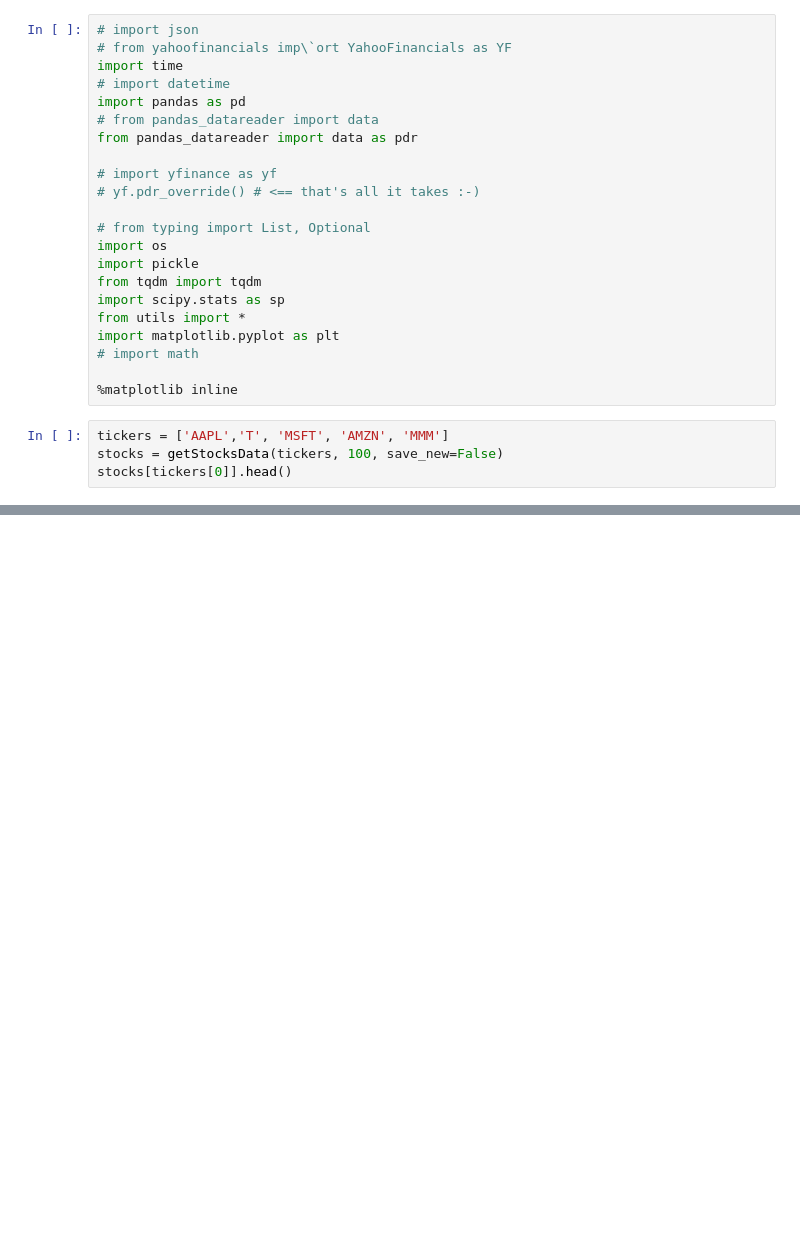
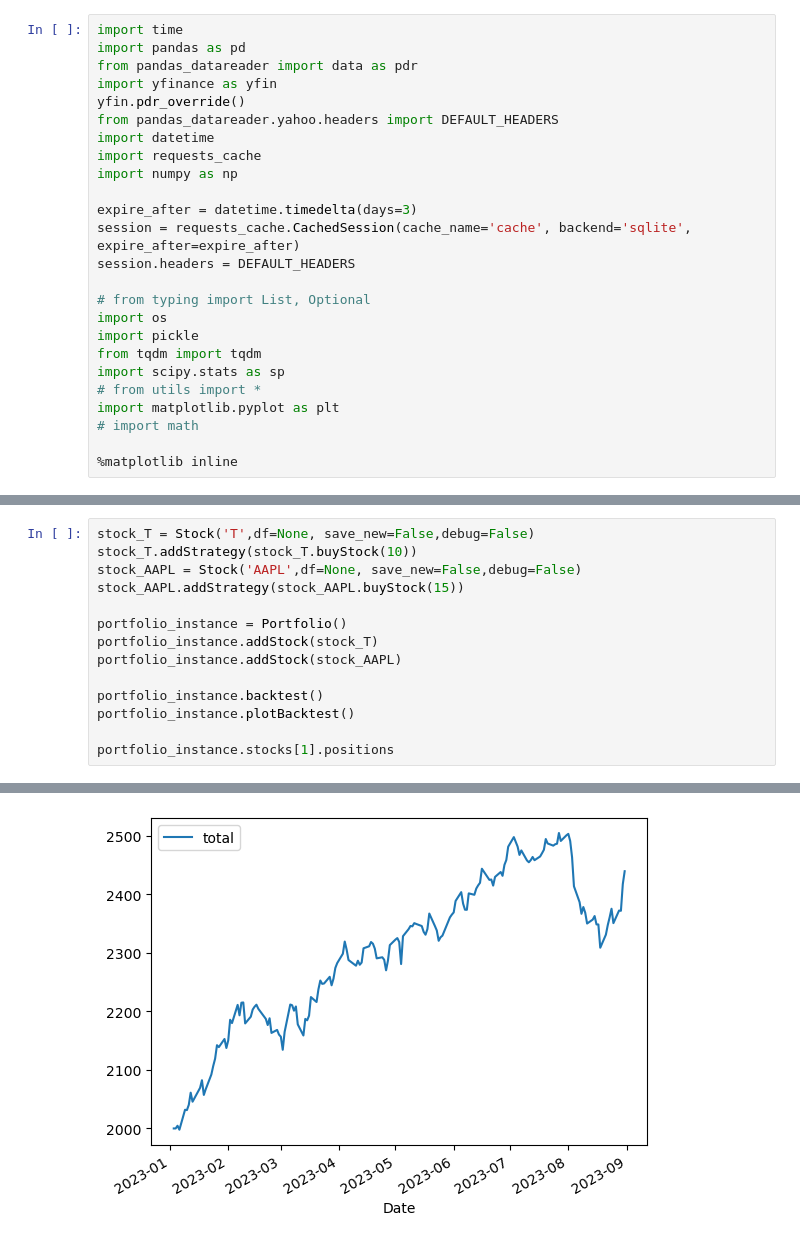
Before and after one commit to lucasdmoyer/two-dolla, a Jupyter notebook: mybacktester/mybacktester.ipynb, the cells around one changed output, grey strips where cells are left out. Cells and saved outputs as stored; diff of their text form; blank space fills up the shorter version.

```diff
--- a/mybacktester/mybacktester.ipynb
+++ b/mybacktester/mybacktester.ipynb
@@ -1,26 +1,25 @@
 # %%
-# import json
-# from yahoofinancials imp\`ort YahooFinancials as YF
 import time
-# import datetime
 import pandas as pd
-# from pandas_datareader import data
 from pandas_datareader import data as pdr
+import yfinance as yfin
+yfin.pdr_override()
+from pandas_datareader.yahoo.headers import DEFAULT_HEADERS
+import datetime
+import requests_cache
+import numpy as np
 
-# import yfinance as yf
-# yf.pdr_override() # <== that's all it takes :-)
+expire_after = datetime.timedelta(days=3)
+session = requests_cache.CachedSession(cache_name='cache', backend='sqlite', expire_after=expire_after)
+session.headers = DEFAULT_HEADERS
 
 # from typing import List, Optional
 import os
 import pickle
 from tqdm import tqdm
 import scipy.stats as sp
-from utils import *
+# from utils import *
 import matplotlib.pyplot as plt
 # import math
 
 %matplotlib inline
-# %%
-tickers = ['AAPL','T', 'MSFT', 'AMZN', 'MMM']
-stocks = getStocksData(tickers, 100, save_new=False)
-stocks[tickers[0]].head()
@@ -226,0 +328,15 @@ class Stock:
+# %%
+stock_T = Stock('T',df=None, save_new=False,debug=False)
+stock_T.addStrategy(stock_T.buyStock(10))
+stock_AAPL = Stock('AAPL',df=None, save_new=False,debug=False)
+stock_AAPL.addStrategy(stock_AAPL.buyStock(15))
+
+portfolio_instance = Portfolio()
+portfolio_instance.addStock(stock_T)
+portfolio_instance.addStock(stock_AAPL)
+
+portfolio_instance.backtest()
+portfolio_instance.plotBacktest()
+
+portfolio_instance.stocks[1].positions
+# %% [output]
@@ -226,0 +358 @@ class Stock:
+[figure, added]
```
Also changed, not shown: parts of 10 cells of this notebook, 1 other file.
